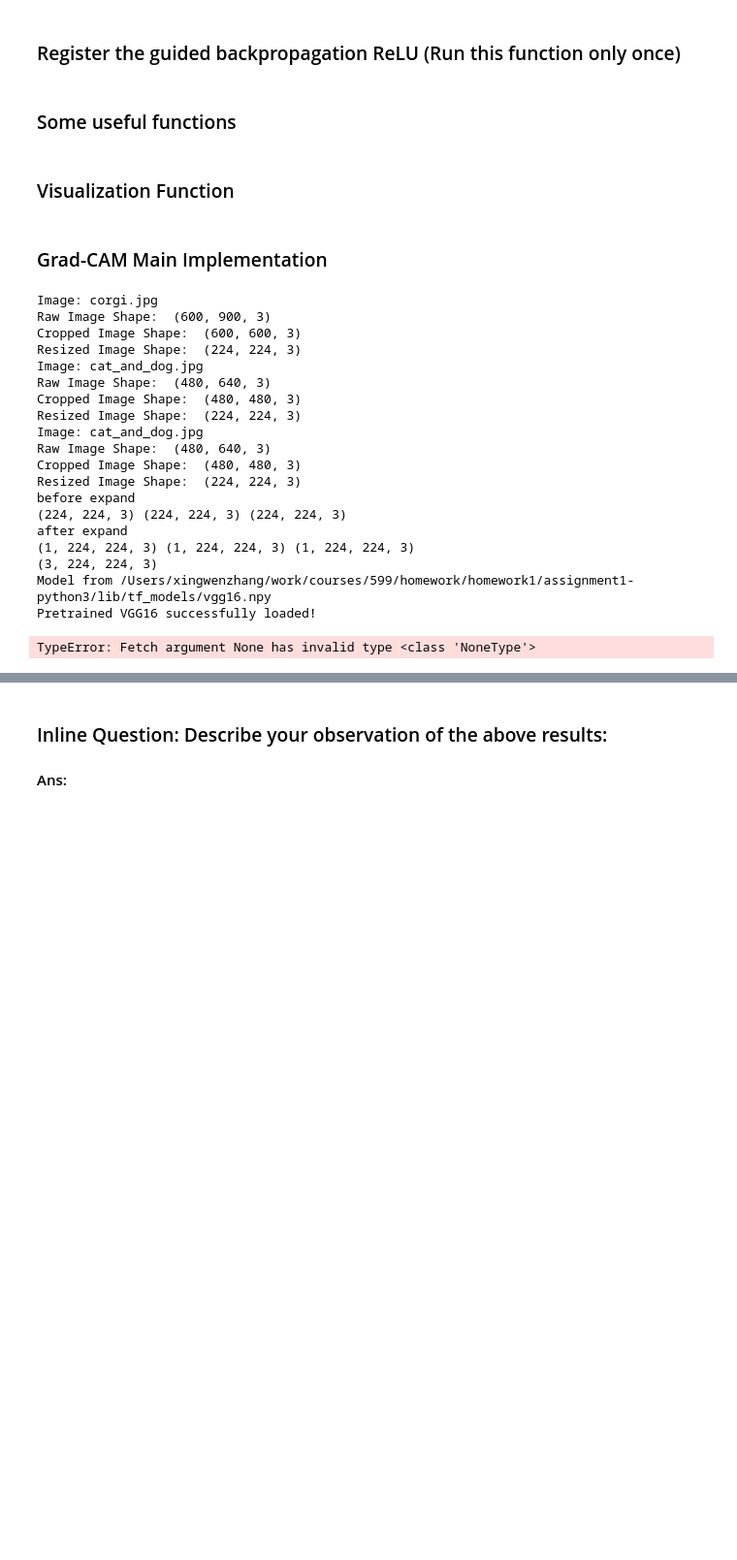
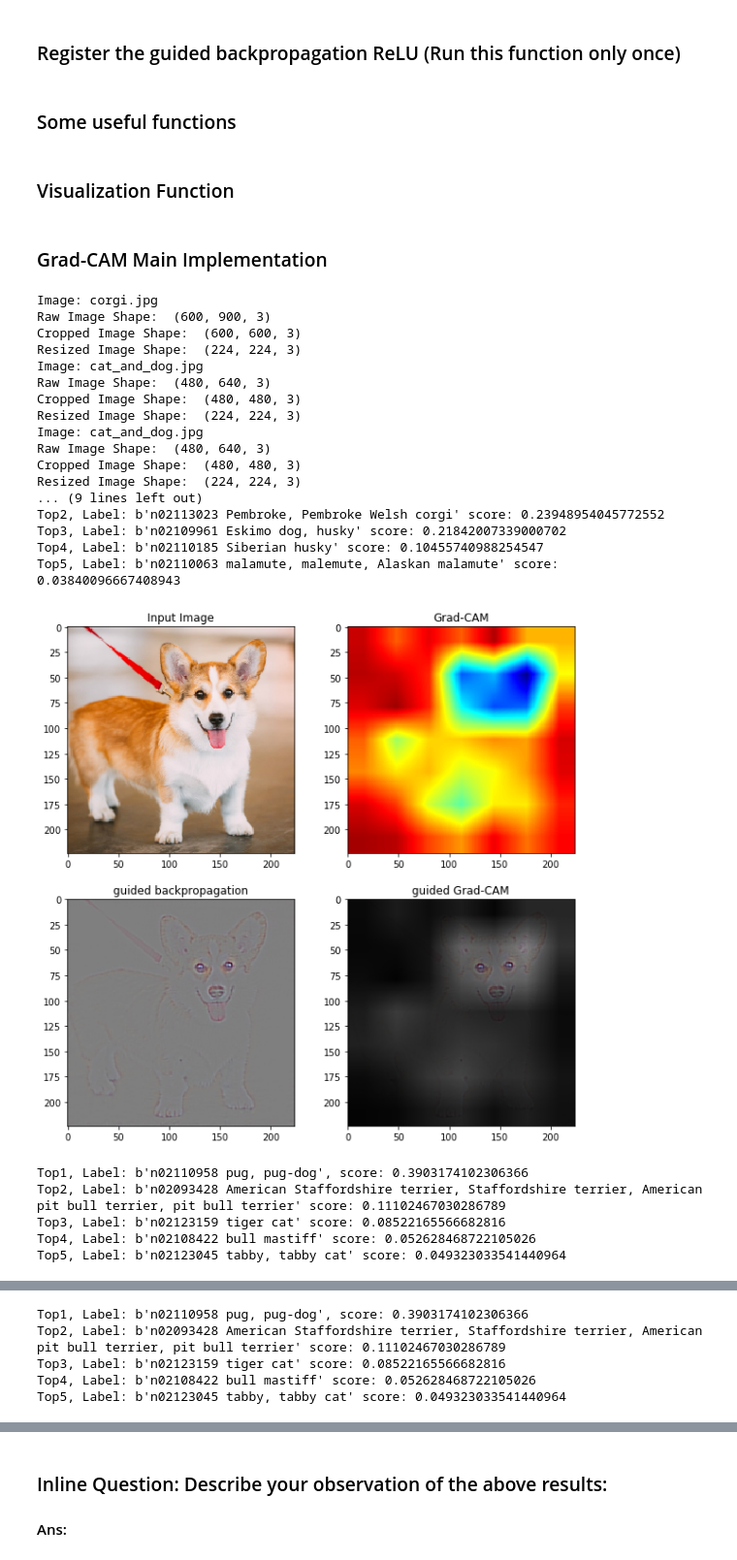
Before and after one commit to XingwenZhang/CSCI599DL, a Jupyter notebook: homework/homework1/assignment1-python3/Problem_4.ipynb, the cells around one changed output, grey strips where cells are left out. Shown at 97% size. Cells and saved outputs as stored; diff of their text form; code cells hidden in the pictures; blank space fills up the shorter version.

```diff
--- a/homework/homework1/assignment1-python3/Problem_4.ipynb
+++ b/homework/homework1/assignment1-python3/Problem_4.ipynb
@@ -833,9 +833,6 @@ def visualize(image, output, grads, gb_grads):
     plt.show()
 # %% [markdown]
 ### Grad-CAM Main Implementation
-# %%
-tf.reset_default_graph()
-sess = tf.Session()
 # %%
 num_classes = 1000
 
@@ -888,12 +885,19 @@ with graph.as_default():
         # Define the VGG16 network and setup
         # Please take a look at the lib/tf_models/vgg16.py for more details
         # of the VGG16 network
+
+#         inputs = tf.placeholder("float", [batch_size, 224, 224, 3])
+#         labels = tf.placeholder(tf.float32, [batch_size, 1000])
+#         trainable = tf.placeholder(tf.bool)
+
+
         vgg = vgg16.Vgg16()
         vgg.load()
         vgg.setup()
 
-        images = tf.placeholder('float', [batch_size, 224, 224, 3])
-        labels = tf.placeholder(tf.float32, [batch_size, 1000])
+        inputs = graph.get_tensor_by_name("inputs:0")
+        labels = graph.get_tensor_by_name("labels:0")
+
         #############################################################################
         # TODO: Define the signal and the loss                                      #
         # HINT: To construnct the signal, simply extract the final fully connected  #
@@ -905,6 +909,7 @@ with graph.as_default():
 #         one_hot_grads = tf.convert_to_tensor(one_hot_grads, np.float32)
         signal = tf.multiply(vgg.fc8,labels)
         loss = tf.reduce_mean(signal)
+#         loss = tf.reduce_sum((vgg.prob - labels) ** 2 )
 
         #############################################################################
         # TODO: Compute the gradient of pool5 layer for generating Grad-CAM         #
@@ -915,7 +920,7 @@ with graph.as_default():
         #############################################################################
         # TODO: Perform a guided backpropagtion back to the input layer             #
         #############################################################################
-        gb_grad = tf.gradients(loss, images)[0]
+        gb_grad = tf.gradients(loss, inputs)[0]
 
         eps = tf.constant(1e-5)
         #############################################################################
@@ -926,39 +931,45 @@ with graph.as_default():
         #############################################################################
         # TODO: Initializer for the tf variables                                    #
         #############################################################################
         init = tf.global_variables_initializer()
 
 # Run tensorflow
 with tf.Session(graph=graph) as sess:
     sess.run(init)
     #############################################################################
     # TODO: Run the session to get guided backpropagation gradients to the      #
     # input, activation of pool5, normalized pool5 gradients, and the           #
     # prediction probability                                                    #
     #############################################################################
-    prob, gb_grads, pool5_act, pool5_grads = sess.run([vgg.prob,gb_grad, pool5,pool5_grads_norm],feed_dict={images:minibatch,labels:one_hot_grads})
+
+    prob, gb_grads, pool5_act, pool5_grads = sess.run([vgg.prob,gb_grad, pool5,pool5_grads_norm],feed_dict={inputs:minibatch,labels:one_hot_grads})
+#     gb_grads = sess.run([gb_grad], feed_dict={inputs:minibatch, labels:one_hot_grads})
+#     prob = sess.run(gb_grad, feed_dict={inputs:minibatch, labels:one_hot_grads})
     # Visualize the Grad-CAM
     for i in range(batch_size):
         top1, top5 = predicted_labels(prob[i], "lib/synset.txt")
         visualize(minibatch[i], pool5_act[i], pool5_grads[i], gb_grads[i])
 # %% [output]
 Image: corgi.jpg
 Raw Image Shape:  (600, 900, 3)
 Cropped Image Shape:  (600, 600, 3)
 Resized Image Shape:  (224, 224, 3)
 Image: cat_and_dog.jpg
 Raw Image Shape:  (480, 640, 3)
 Cropped Image Shape:  (480, 480, 3)
 Resized Image Shape:  (224, 224, 3)
 Image: cat_and_dog.jpg
 Raw Image Shape:  (480, 640, 3)
 Cropped Image Shape:  (480, 480, 3)
 Resized Image Shape:  (224, 224, 3)
-before expand
-(224, 224, 3) (224, 224, 3) (224, 224, 3)
-after expand
-(1, 224, 224, 3) (1, 224, 224, 3) (1, 224, 224, 3)
-(3, 224, 224, 3)
-Model from /Users/xingwenzhang/work/courses/599/homework/homework1/assignment1-python3/lib/tf_models/vgg16.npy
-Pretrained VGG16 successfully loaded!
+... (9 lines left out)
+Top2, Label: b'n02113023 Pembroke, Pembroke Welsh corgi' score: 0.23948954045772552
+Top3, Label: b'n02109961 Eskimo dog, husky' score: 0.21842007339000702
+Top4, Label: b'n02110185 Siberian husky' score: 0.10455740988254547
+Top5, Label: b'n02110063 malamute, malemute, Alaskan malamute' score: 0.03840096667408943
+[figure, added]
-TypeError: Fetch argument None has invalid type <class 'NoneType'>
+Top1, Label: b'n02110958 pug, pug-dog', score: 0.3903174102306366
+Top2, Label: b'n02093428 American Staffordshire terrier, Staffordshire terrier, American pit bull terrier, pit bull terrier' score: 0.11102467030286789
+Top3, Label: b'n02123159 tiger cat' score: 0.08522165566682816
+Top4, Label: b'n02108422 bull mastiff' score: 0.052628468722105026
+Top5, Label: b'n02123045 tabby, tabby cat' score: 0.049323033541440964
@@ -964,0 +977,5 @@ TypeError: Fetch argument None has invalid type <class 'NoneType'>
+Top1, Label: b'n02110958 pug, pug-dog', score: 0.3903174102306366
+Top2, Label: b'n02093428 American Staffordshire terrier, Staffordshire terrier, American pit bull terrier, pit bull terrier' score: 0.11102467030286789
+Top3, Label: b'n02123159 tiger cat' score: 0.08522165566682816
+Top4, Label: b'n02108422 bull mastiff' score: 0.052628468722105026
+Top5, Label: b'n02123045 tabby, tabby cat' score: 0.049323033541440964
```
Also changed, not shown: parts of 1 cell of this notebook, 1 other file.
